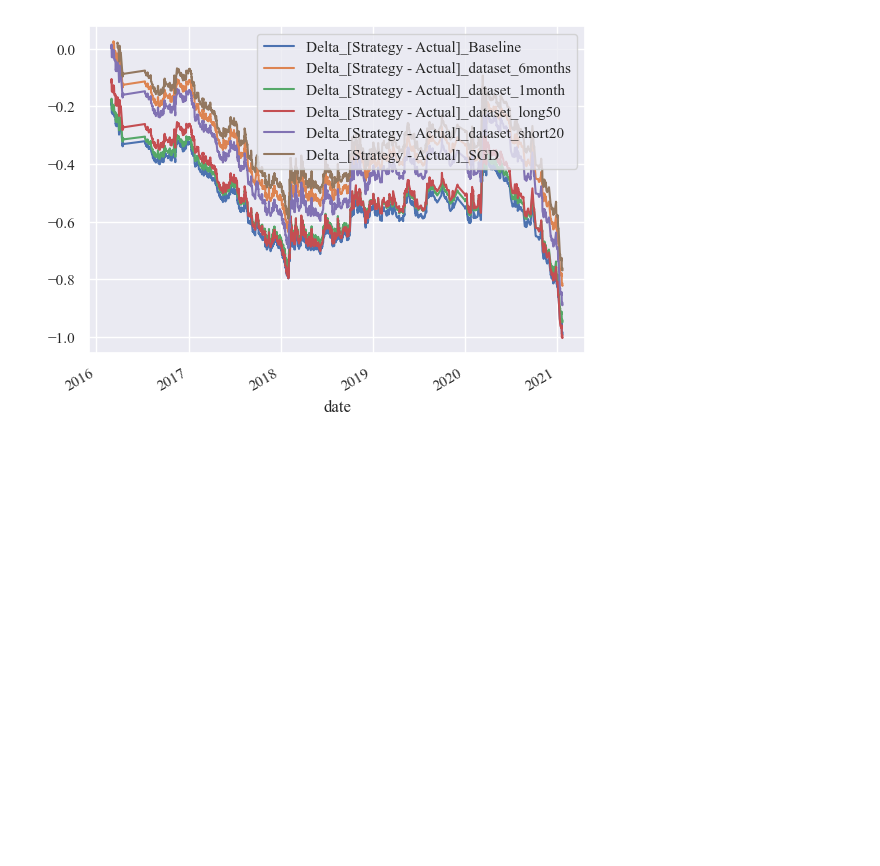
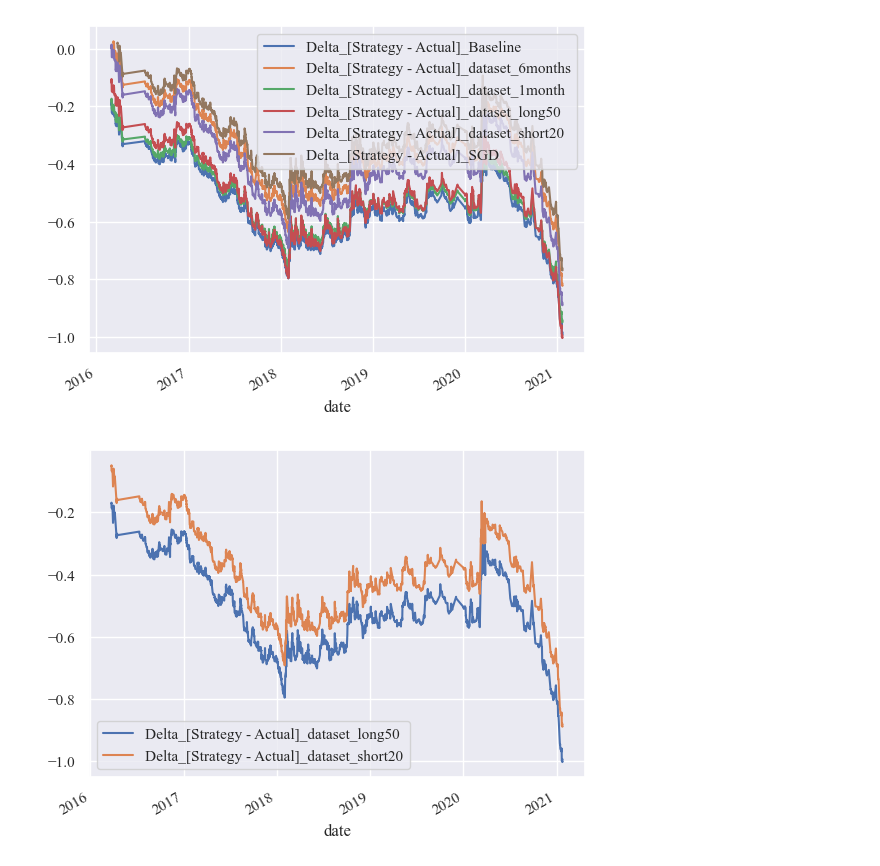
Before and after one commit to Bakoroba/machine_learning_trading_bot, a Jupyter notebook: machine_learning_trading_bot.ipynb, the cells around one changed output. Saved outputs shown, nothing was run; the diff lists cells and outputs as text; code cells hidden in the pictures; blank space fills up the shorter version.

```diff
--- a/machine_learning_trading_bot.ipynb
+++ b/machine_learning_trading_bot.ipynb
@@ -637,0 +642,8 @@ tune_analysis_svc.plot().figure.savefig('Delta_[Strategy - Actual]_SVC_vs_SGD.pn
+# %%
+tune_sma_svc = pd.DataFrame(index=X_test.index)
+# %%
+tune_sma_svc['Delta_[Strategy - Actual]_dataset_long50'] = dataset_long50_actual_vs_strategy_svc['Delta_[Strategy - Actual]_dataset_long50']
+tune_sma_svc['Delta_[Strategy - Actual]_dataset_short20'] = dataset_short20_actual_vs_strategy_svc['Delta_[Strategy - Actual]_dataset_short20']
+tune_sma_svc.plot().figure.savefig('Delta_[Strategy - Actual]_SMA_svc.png')
+# %% [output]
+[figure, added]
```
Also changed, not shown: parts of 3 cells of this notebook, 3 other files.
